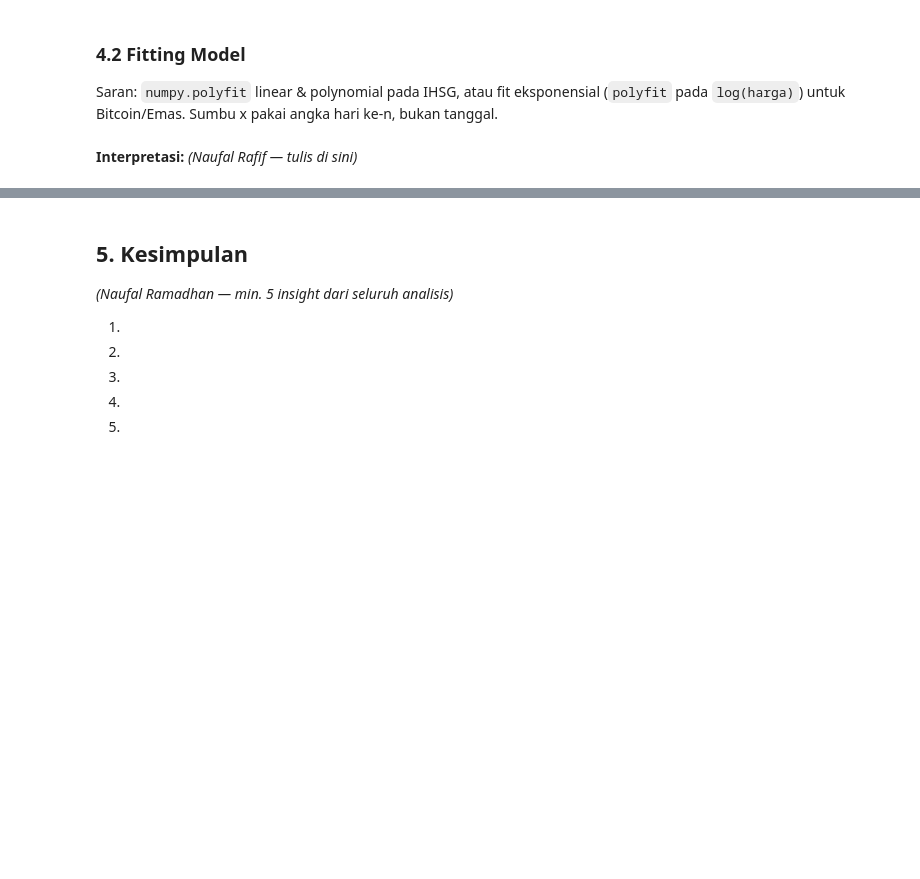
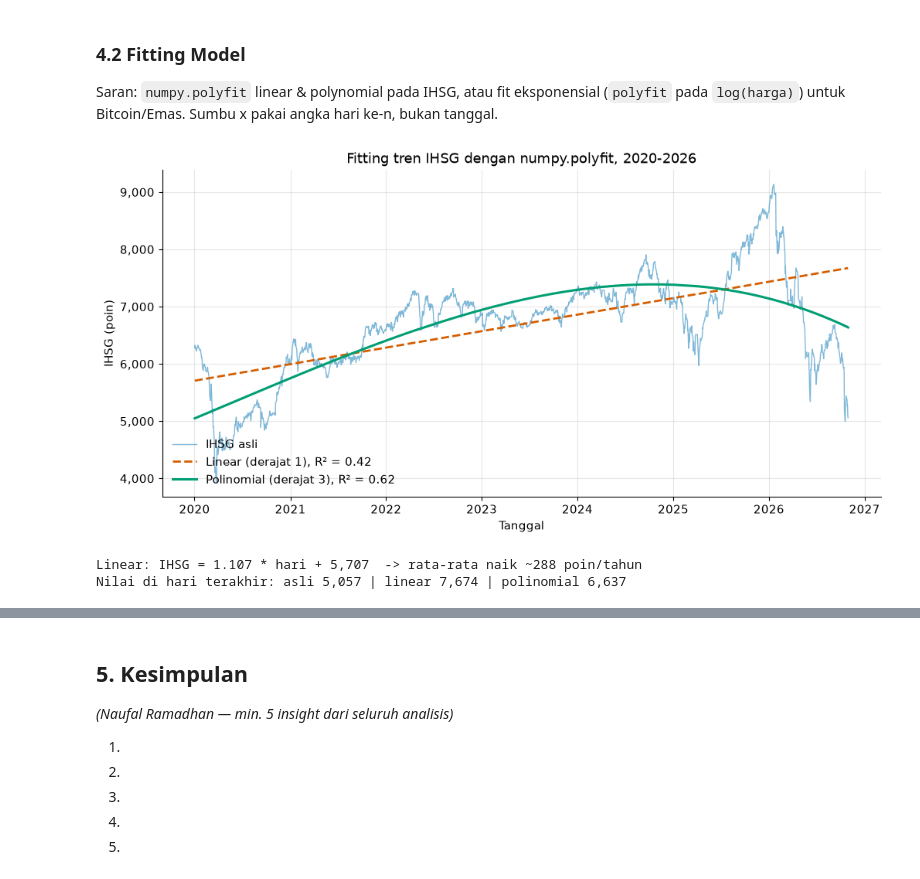
Before and after one commit to davuchrys/Visdat-Cihuy, a Jupyter notebook: notebook_timeseries.ipynb, the cells around one changed output, grey strips where cells are left out. Drawn from its saved outputs; the diff is of its cells as text; code cells hidden in the pictures; blank space fills up the shorter version.

```diff
--- a/notebook_timeseries.ipynb
+++ b/notebook_timeseries.ipynb
@@ -498,2 +587,34 @@ Saran: `numpy.polyfit` linear & polynomial pada IHSG, atau fit eksponensial (`po
-# %% [markdown]
-**Interpretasi:** *(Naufal Rafif — tulis di sini)*
+# %%
+# Fitting model IHSG: linear (derajat 1) & polinomial (derajat 3) dengan numpy.polyfit
+x = np.arange(len(ihsg))     # sumbu x = hari bursa ke-n (0, 1, 2, ...), bukan tanggal
+y = ihsg.values
+
+def r_kuadrat(y_asli, y_fit):
+    return 1 - ((y_asli - y_fit) ** 2).sum() / ((y_asli - y_asli.mean()) ** 2).sum()
+
+koef_lin = np.polyfit(x, y, deg=1)      # [kemiringan, intersep]
+koef_pol = np.polyfit(x, y, deg=3)
+fit_lin = np.polyval(koef_lin, x)
+fit_pol = np.polyval(koef_pol, x)
+
+fig, ax = plt.subplots(figsize=(12, 5.5))
+ax.plot(ihsg.index, y, color=WARNA["IHSG"], lw=1, alpha=0.5, label="IHSG asli")
+ax.plot(ihsg.index, fit_lin, color="#D55E00", lw=2, ls="--",
+        label=f"Linear (derajat 1), R² = {r_kuadrat(y, fit_lin):.2f}")
+ax.plot(ihsg.index, fit_pol, color="#009E73", lw=2.2,
+        label=f"Polinomial (derajat 3), R² = {r_kuadrat(y, fit_pol):.2f}")
+ax.set_title("Fitting tren IHSG dengan numpy.polyfit, 2020-2026")
+ax.set_xlabel("Tanggal"); ax.set_ylabel("IHSG (poin)")
+ax.yaxis.set_major_formatter(plt.FuncFormatter(lambda v, _: f"{v:,.0f}"))
+ax.legend(loc="lower left", frameon=False)
+simpan("06_fitting_ihsg")
+plt.show()
+
+HARI_PER_TAHUN = 260     # data hanya hari kerja: 52 minggu x 5 hari
+print(f"Linear: IHSG = {koef_lin[0]:.3f} * hari + {koef_lin[1]:,.0f}"
+      f"  -> rata-rata naik ~{koef_lin[0] * HARI_PER_TAHUN:,.0f} poin/tahun")
+print(f"Nilai di hari terakhir: asli {y[-1]:,.0f} | linear {fit_lin[-1]:,.0f} | polinomial {fit_pol[-1]:,.0f}")
+# %% [output]
+[figure, added]
+Linear: IHSG = 1.107 * hari + 5,707  -> rata-rata naik ~288 poin/tahun
+Nilai di hari terakhir: asli 5,057 | linear 7,674 | polinomial 6,637
```
Also changed, not shown: parts of 9 cells of this notebook, 6 other files.
